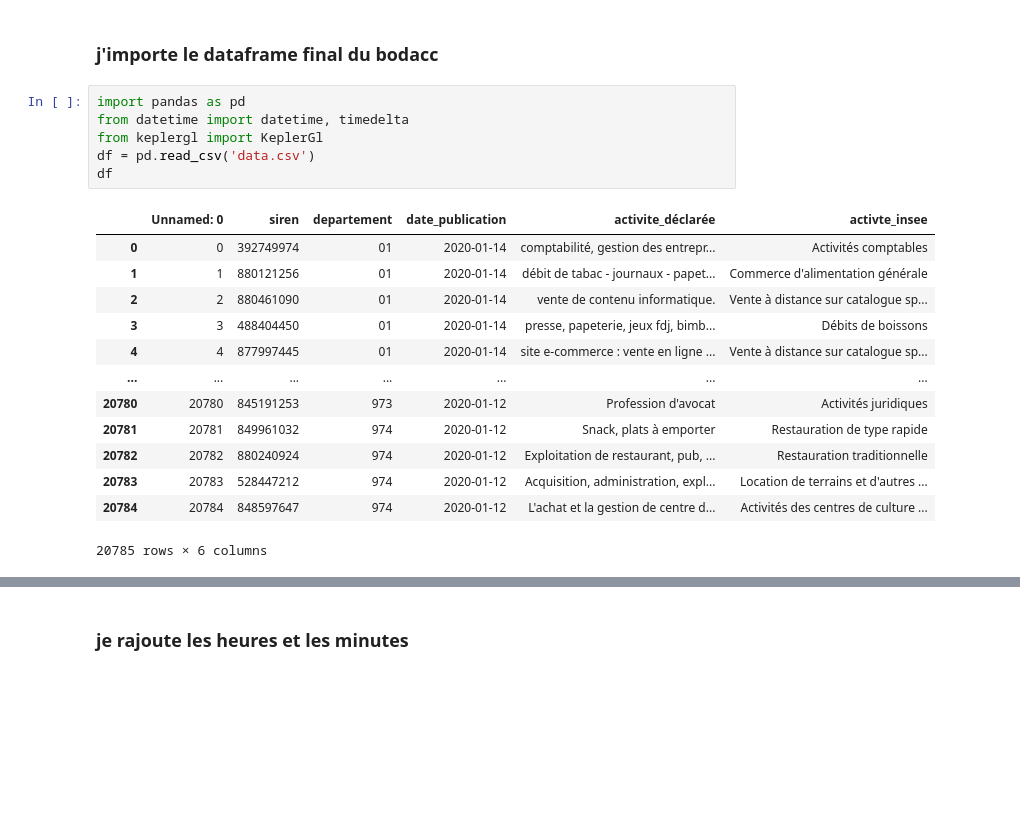
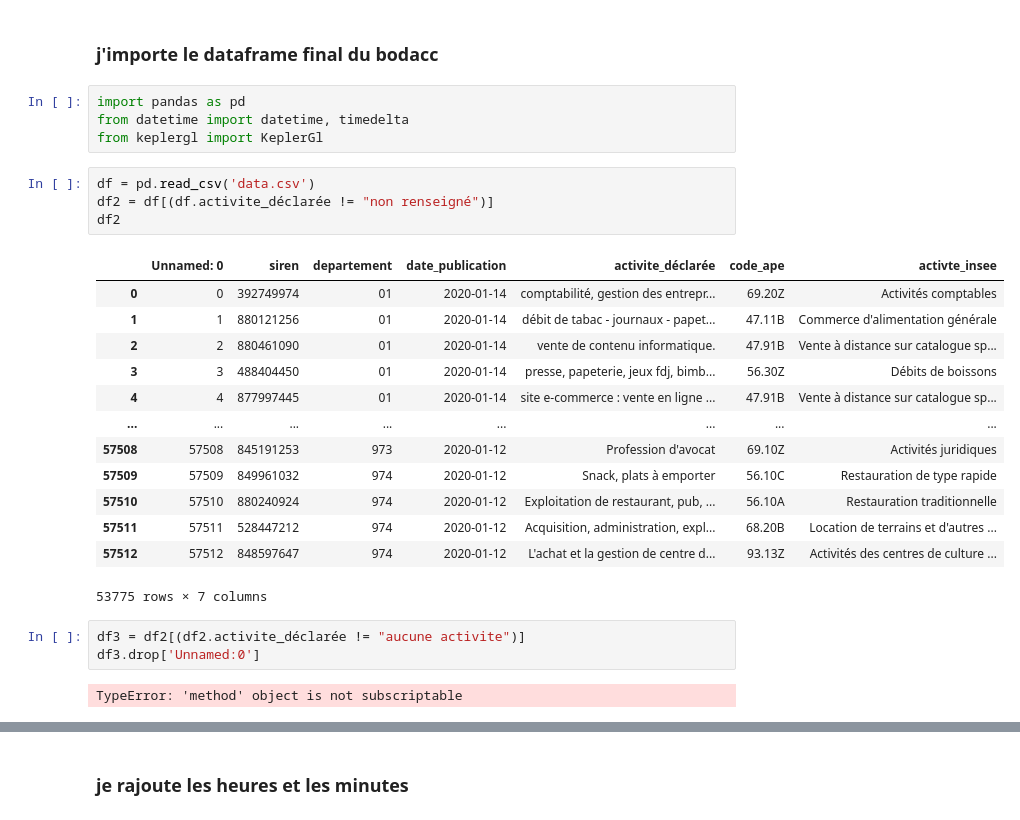
Before and after one commit to collectif-CAKUVA/dash-bodacc, a Jupyter notebook: Mapping_kepler_Bodacc_VF.ipynb, the cells around one changed output, grey strips where cells are left out. Drawn from its saved outputs; the diff is of its cells as text; blank space fills up the shorter version.

```diff
--- a/Mapping_kepler_Bodacc_VF.ipynb
+++ b/Mapping_kepler_Bodacc_VF.ipynb
@@ -4,19 +4,26 @@
 import pandas as pd
 from datetime import datetime, timedelta
 from keplergl import KeplerGl
-df = pd.read_csv('data.csv')
-df
-# %% [output]
-|  | Unnamed: 0 | siren | departement | date_publication | activite_déclarée | activte_insee |
-| 0 | 0 | 392749974 | 01 | 2020-01-14 | comptabilité, gestion des entrepr... | Activités comptables |
-| 1 | 1 | 880121256 | 01 | 2020-01-14 | débit de tabac - journaux - papet... | Commerce d'alimentation générale |
-| 2 | 2 | 880461090 | 01 | 2020-01-14 | vente de contenu informatique. | Vente à distance sur catalogue sp... |
-| 3 | 3 | 488404450 | 01 | 2020-01-14 | presse, papeterie, jeux fdj, bimb... | Débits de boissons |
-| 4 | 4 | 877997445 | 01 | 2020-01-14 | site e-commerce : vente en ligne ... | Vente à distance sur catalogue sp... |
-| ... | ... | ... | ... | ... | ... | ... |
-| 20780 | 20780 | 845191253 | 973 | 2020-01-12 | Profession d'avocat | Activités juridiques |
-| 20781 | 20781 | 849961032 | 974 | 2020-01-12 | Snack, plats à emporter | Restauration de type rapide |
-| 20782 | 20782 | 880240924 | 974 | 2020-01-12 | Exploitation de restaurant, pub, ... | Restauration traditionnelle |
-| 20783 | 20783 | 528447212 | 974 | 2020-01-12 | Acquisition, administration, expl... | Location de terrains et d'autres ... |
-| 20784 | 20784 | 848597647 | 974 | 2020-01-12 | L'achat et la gestion de centre d... | Activités des centres de culture ... |
-20785 rows × 6 columns
+# %%
+df = pd.read_csv('data.csv')
+df2 = df[(df.activite_déclarée != "non renseigné")]
+df2
+# %% [output]
+|  | Unnamed: 0 | siren | departement | date_publication | activite_déclarée | code_ape | activte_insee |
+| 0 | 0 | 392749974 | 01 | 2020-01-14 | comptabilité, gestion des entrepr... | 69.20Z | Activités comptables |
+| 1 | 1 | 880121256 | 01 | 2020-01-14 | débit de tabac - journaux - papet... | 47.11B | Commerce d'alimentation générale |
+| 2 | 2 | 880461090 | 01 | 2020-01-14 | vente de contenu informatique. | 47.91B | Vente à distance sur catalogue sp... |
+| 3 | 3 | 488404450 | 01 | 2020-01-14 | presse, papeterie, jeux fdj, bimb... | 56.30Z | Débits de boissons |
+| 4 | 4 | 877997445 | 01 | 2020-01-14 | site e-commerce : vente en ligne ... | 47.91B | Vente à distance sur catalogue sp... |
+| ... | ... | ... | ... | ... | ... | ... | ... |
+| 57508 | 57508 | 845191253 | 973 | 2020-01-12 | Profession d'avocat | 69.10Z | Activités juridiques |
+| 57509 | 57509 | 849961032 | 974 | 2020-01-12 | Snack, plats à emporter | 56.10C | Restauration de type rapide |
+| 57510 | 57510 | 880240924 | 974 | 2020-01-12 | Exploitation de restaurant, pub, ... | 56.10A | Restauration traditionnelle |
+| 57511 | 57511 | 528447212 | 974 | 2020-01-12 | Acquisition, administration, expl... | 68.20B | Location de terrains et d'autres ... |
+| 57512 | 57512 | 848597647 | 974 | 2020-01-12 | L'achat et la gestion de centre d... | 93.13Z | Activités des centres de culture ... |
+53775 rows × 7 columns
+# %%
+df3 = df2[(df2.activite_déclarée != "aucune activite")]
+df3.drop['Unnamed:0']
+# %% [output]
+TypeError: 'method' object is not subscriptable
```
Also changed, not shown: parts of 11 cells of this notebook, 7 other files.
